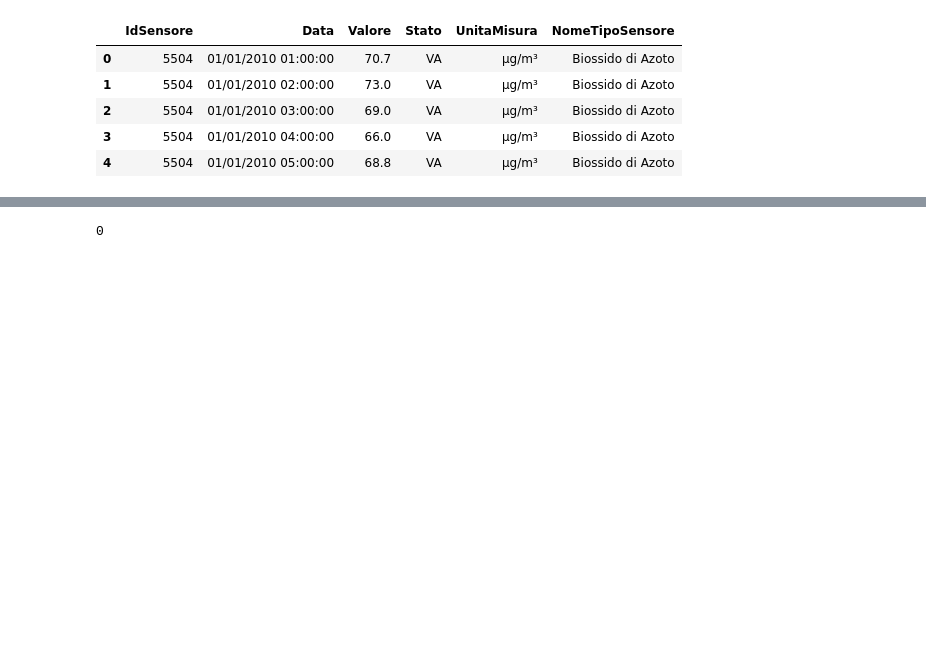
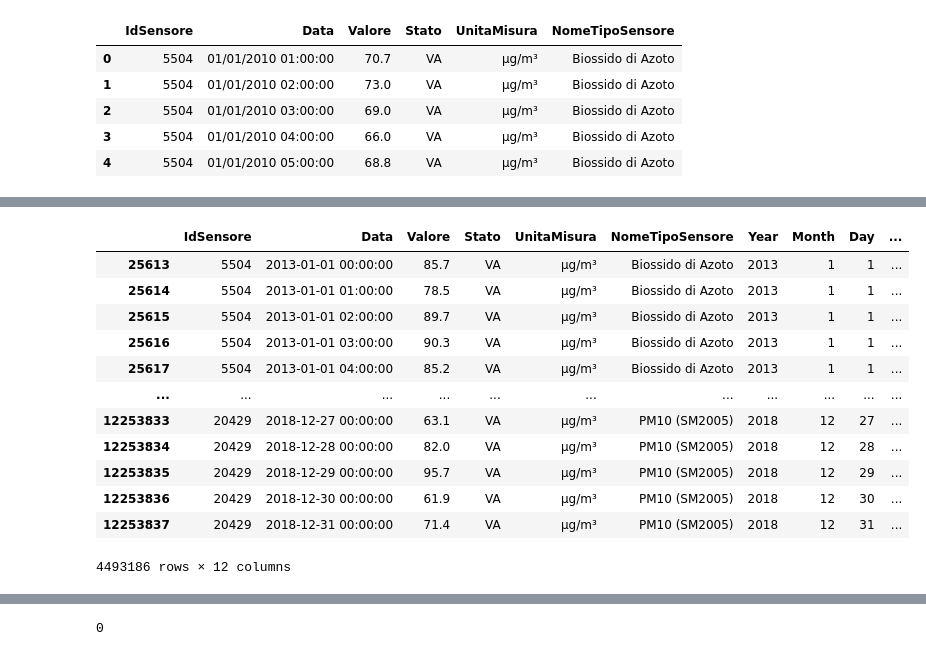
Before and after one commit to LGpolimi/HHE_DSLAB_project_AA2324, a Jupyter notebook: air_pollution_notebook.ipynb, the cells around one changed output, grey strips where cells are left out. Saved outputs shown, nothing was run; the diff lists cells and outputs as text; code cells hidden in the pictures; blank space fills up the shorter version.

```diff
--- a/air_pollution_notebook.ipynb
+++ b/air_pollution_notebook.ipynb
@@ -7,7 +7,7 @@ import pykrige.kriging_tools as kt
 # %%
-df_stations = pd.read_csv('Air_quality_data/Stazioni_qualit__dell_aria_20240430.csv')
-df_air_quality1 = pd.read_csv('Air_quality_data/Dati_sensori_aria_2010-2017_20240430.csv', low_memory=False)
-df_air_quality2 = pd.read_csv('Air_quality_data/Dati_sensori_aria_dal_2018_20240430.csv', low_memory=False)
+df_stations = pd.read_csv('Stazioni_qualit__dell_aria_20240430.csv')
+df_air_quality1 = pd.read_csv('Dati_sensori_aria_2010-2017_20240430.csv', low_memory=False)
+df_air_quality2 = pd.read_csv('Dati_sensori_aria_dal_2018_20240430.csv', low_memory=False)
 # %%
 # Add the two dataframes together by row
 df_air_quality = pd.concat([df_air_quality1, df_air_quality2], axis=0)
@@ -170,0 +254,39 @@ df_air_quality.head()
+# %%
+# adding a count of cumulative days
+df_air_quality['CumulativeDay'] = df_air_quality['Data'].dt.dayofyear
+
+# counting the number of weeks (all 53)
+weeks_of_years = df_air_quality.groupby('Year')['CumulativeDay'].max() // 7 + 1
+
+df_air_quality['Week'] = np.zeros(df_air_quality.shape[0])
+
+for year in df_air_quality['Year'].unique():
+    curryear = df_air_quality.loc[df_air_quality['Year'] == year]
+    i = 0
+    while i < 52:
+        j = 1
+        while j <= 7:
+            mask = (curryear['CumulativeDay'] == i*7+j)
+            curryear.loc[mask, 'Week'] = i+1
+            j += 1
+        i += 1
+    # replacing the values
+    df_air_quality.loc[df_air_quality['Year'] == year] = curryear
+    # putting the remaining days in the last week of te year (53rd)
+    df_air_quality.replace({'Week': {0: 53}}, inplace=True)
+    df_air_quality['Week'] = df_air_quality['Week'].astype(int)
+df_air_quality
+# %% [output]
+|  | IdSensore | Data | Valore | Stato | UnitaMisura | NomeTipoSensore | Year | Month | Day | ... |
+| 25613 | 5504 | 2013-01-01 00:00:00 | 85.7 | VA | µg/m³ | Biossido di Azoto | 2013 | 1 | 1 | ... |
+| 25614 | 5504 | 2013-01-01 01:00:00 | 78.5 | VA | µg/m³ | Biossido di Azoto | 2013 | 1 | 1 | ... |
+| 25615 | 5504 | 2013-01-01 02:00:00 | 89.7 | VA | µg/m³ | Biossido di Azoto | 2013 | 1 | 1 | ... |
+| 25616 | 5504 | 2013-01-01 03:00:00 | 90.3 | VA | µg/m³ | Biossido di Azoto | 2013 | 1 | 1 | ... |
+| 25617 | 5504 | 2013-01-01 04:00:00 | 85.2 | VA | µg/m³ | Biossido di Azoto | 2013 | 1 | 1 | ... |
+| ... | ... | ... | ... | ... | ... | ... | ... | ... | ... | ... |
+| 12253833 | 20429 | 2018-12-27 00:00:00 | 63.1 | VA | µg/m³ | PM10 (SM2005) | 2018 | 12 | 27 | ... |
+| 12253834 | 20429 | 2018-12-28 00:00:00 | 82.0 | VA | µg/m³ | PM10 (SM2005) | 2018 | 12 | 28 | ... |
+| 12253835 | 20429 | 2018-12-29 00:00:00 | 95.7 | VA | µg/m³ | PM10 (SM2005) | 2018 | 12 | 29 | ... |
+| 12253836 | 20429 | 2018-12-30 00:00:00 | 61.9 | VA | µg/m³ | PM10 (SM2005) | 2018 | 12 | 30 | ... |
+| 12253837 | 20429 | 2018-12-31 00:00:00 | 71.4 | VA | µg/m³ | PM10 (SM2005) | 2018 | 12 | 31 | ... |
+4493186 rows × 12 columns
```
Also changed, not shown: parts of 39 cells of this notebook, 6 other files.
